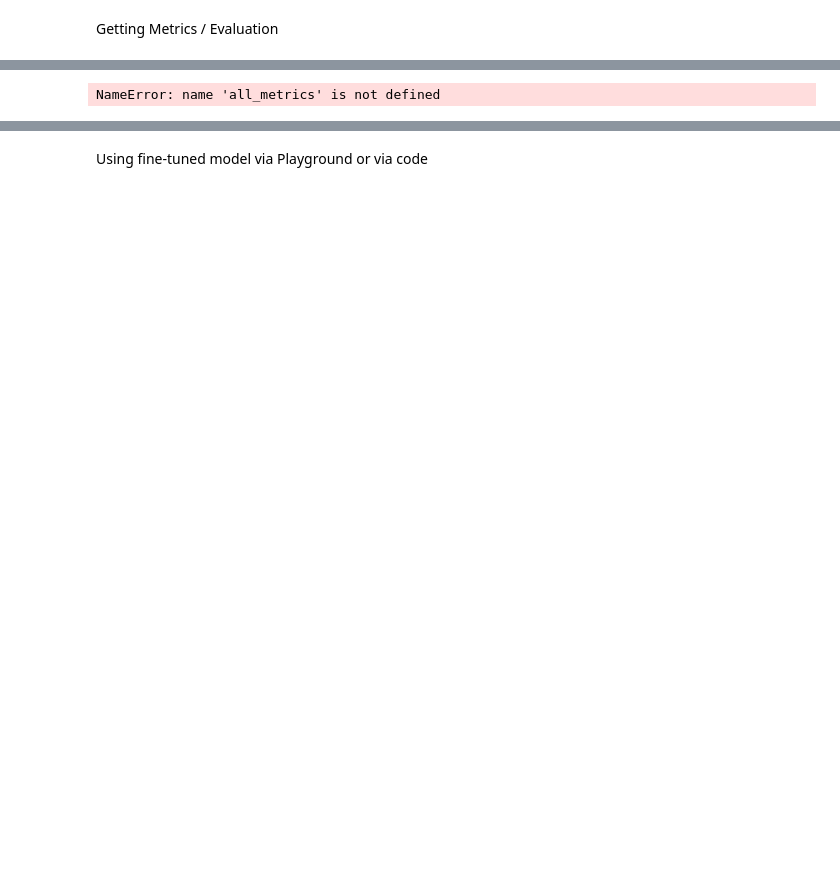
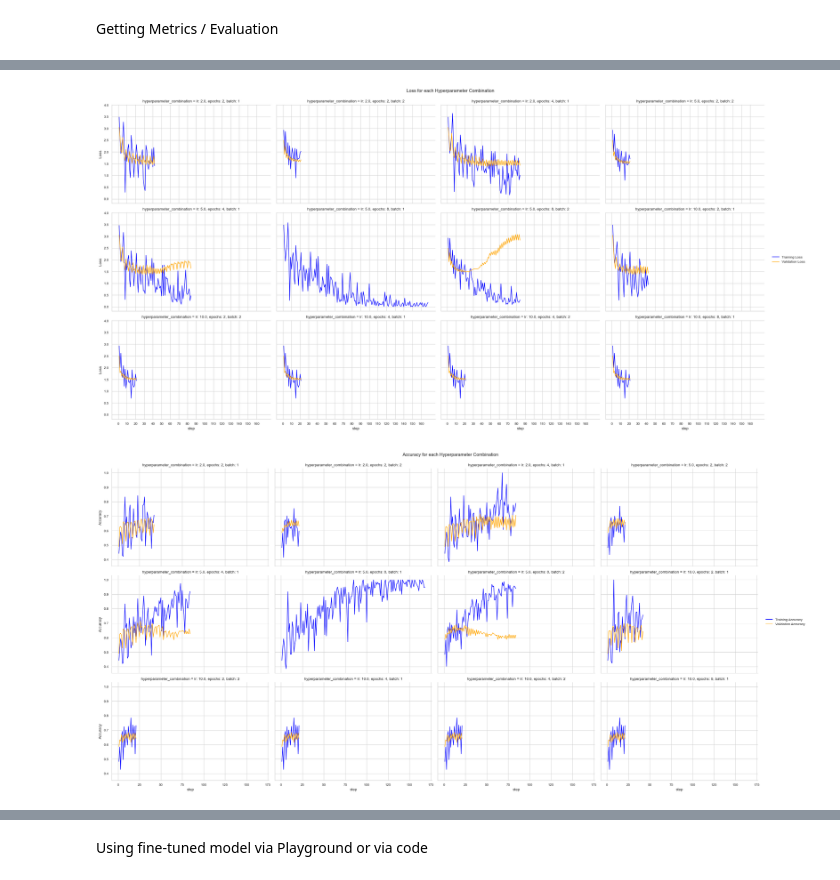
Before and after one commit to izu457/Thesis_Finetuning_GPT3.5_Political_Stance, a Jupyter notebook: Fine-Tuning Generation.ipynb, the cells around one changed output, grey strips where cells are left out. Saved outputs shown, nothing was run; the diff lists cells and outputs as text; code cells hidden in the pictures; blank space fills up the shorter version.

```diff
--- a/Fine-Tuning Generation.ipynb
+++ b/Fine-Tuning Generation.ipynb
@@ -251,34 +364,53 @@ display(all_results_metrics)
 # %%
-import seaborn as sns
-import matplotlib.pyplot as plt
+all_results_metrics_copy = pd.read_csv("all_results_metrics.csv")
+all_results_metrics_copy["learning_rate_multiplier"] = all_results_metrics_copy["learning_rate_multiplier"].astype(str)
 
 # Create a column to represent each hyperparameter combination
-all_results_metrics["hyperparameter_combination"] = (
-    "lr: " + all_results_metrics["learning_rate_multiplier"] +
-    ", epochs: " + all_results_metrics["n_epochs"] +
-    ", batch: " + all_results_metrics["batch_size"]
+all_results_metrics_copy["hyperparameter_combination"] = (
+    "lr: " + all_results_metrics_copy["learning_rate_multiplier"].astype(str) +
+    ", epochs: " + all_results_metrics_copy["n_epochs"].astype(str) +
+    ", batch: " + all_results_metrics_copy["batch_size"].astype(str)
 )
 
+# delete rows where steps == =
+all_results_metrics_copy = all_results_metrics_copy[all_results_metrics_copy["step"] != "="]
+all_results_metrics_copy = all_results_metrics_copy[all_results_metrics_copy["step"] != "=="]
+all_results_metrics_copy = all_results_metrics_copy[all_results_metrics_copy["step"] != "==="]
+# Convert steps to integers
+all_results_metrics_copy["step"] = all_results_metrics_copy["step"].astype(int)
+
+display(all_results_metrics_copy.head())
+
 # Plot the losses
-g = sns.FacetGrid(all_results_metrics, col="hyperparameter_combination", col_wrap=4, height=4, aspect=1.5)
-g.map(plt.plot, "Step", "train_loss", label="Training Loss", color="blue")
-g.map(plt.plot, "Step", "valid_loss", label="Validation Loss", color="orange")
+# grid of subplots: g with FacetGrid function
+g = sns.FacetGrid(all_results_metrics_copy,
+                  col="hyperparameter_combination",
+                  col_wrap=4,
+                  height=4,
+                  aspect=1.5
+                  )
+g.map(plt.plot, "step", "train_loss", label="Training Loss", color="blue")
+g.map(plt.plot, "step", "valid_loss", label="Validation Loss", color="orange")
 g.add_legend()
 for ax in g.axes.flat:
     ax.set_ylabel("Loss")
+    # display every tenth step on the x-axis
+    ax.set_xticks(range(0, all_results_metrics_copy["step"].max(), 10))
 
 g.figure.suptitle('Loss for each Hyperparameter Combination', y=1.02)
 plt.show()
 
 # Plot the accuracies
-g = sns.FacetGrid(all_results_metrics, col="hyperparameter_combination", col_wrap=4, height=4, aspect=1.5)
-g.map(plt.plot, "Step", "train_accuracy", label="Training Accuracy",color="blue")
-g.map(plt.plot, "Step", "valid_mean_token_accuracy", label="Validation Accuracy", color="orange")
+g = sns.FacetGrid(all_results_metrics_copy, col="hyperparameter_combination", col_wrap=4, height=4, aspect=1.5)
+g.map(plt.plot, "step", "train_accuracy", label="Training Accuracy",color="blue")
+g.map(plt.plot, "step", "valid_mean_token_accuracy", label="Validation Accuracy", color="orange")
 g.add_legend()
 for ax in g.axes.flat:
     ax.set_ylabel("Accuracy")
 
 g.figure.suptitle('Accuracy for each Hyperparameter Combination', y=1.02)
 plt.show()
+
+# save all_results_metrics_copy as a global variable
+all_results_metrics_copy.to_csv("all_results_metrics_copy.csv")
 # %% [output]
-NameError: name 'all_metrics' is not defined
@@ -285 +423,3 @@ NameError: name 'all_metrics' is not defined
+[figure, added]
+[figure, added]
 # %%
```
Also changed, not shown: parts of 16 cells of this notebook, 4 other files.
